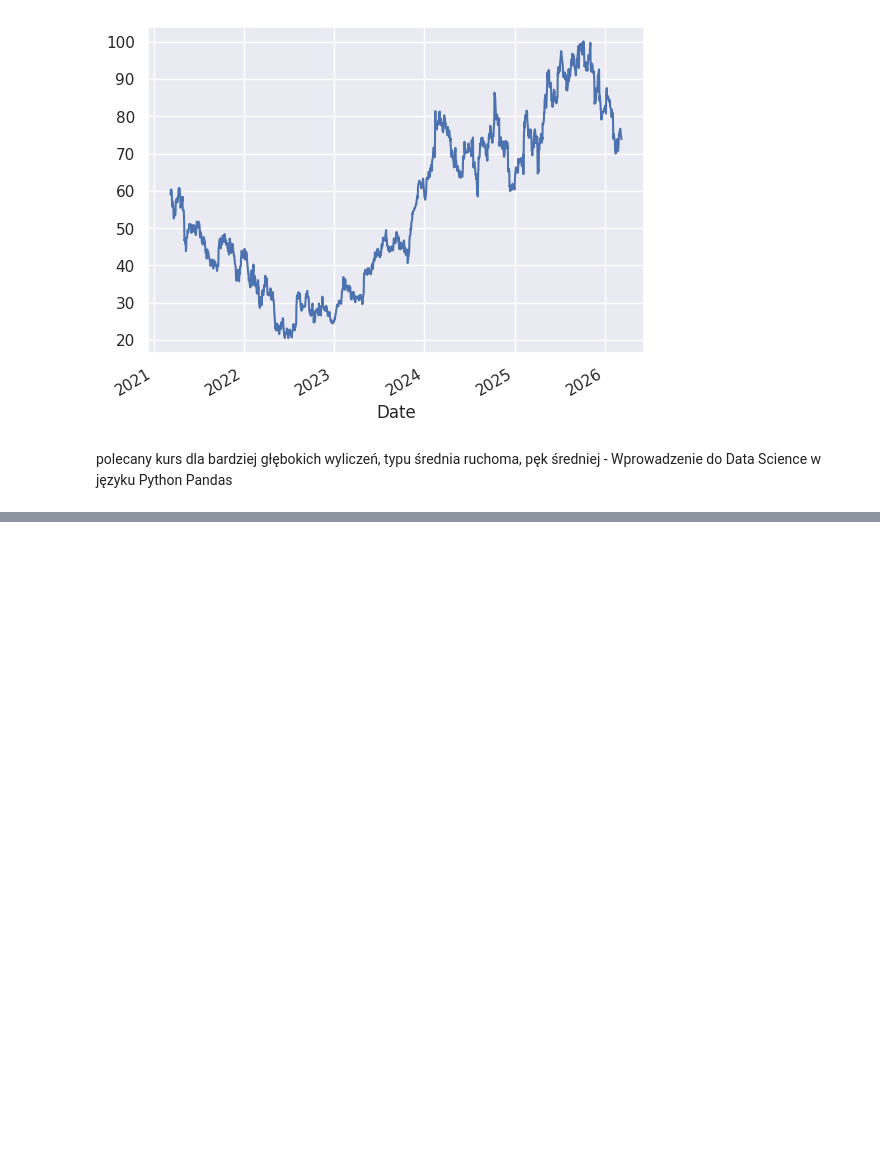
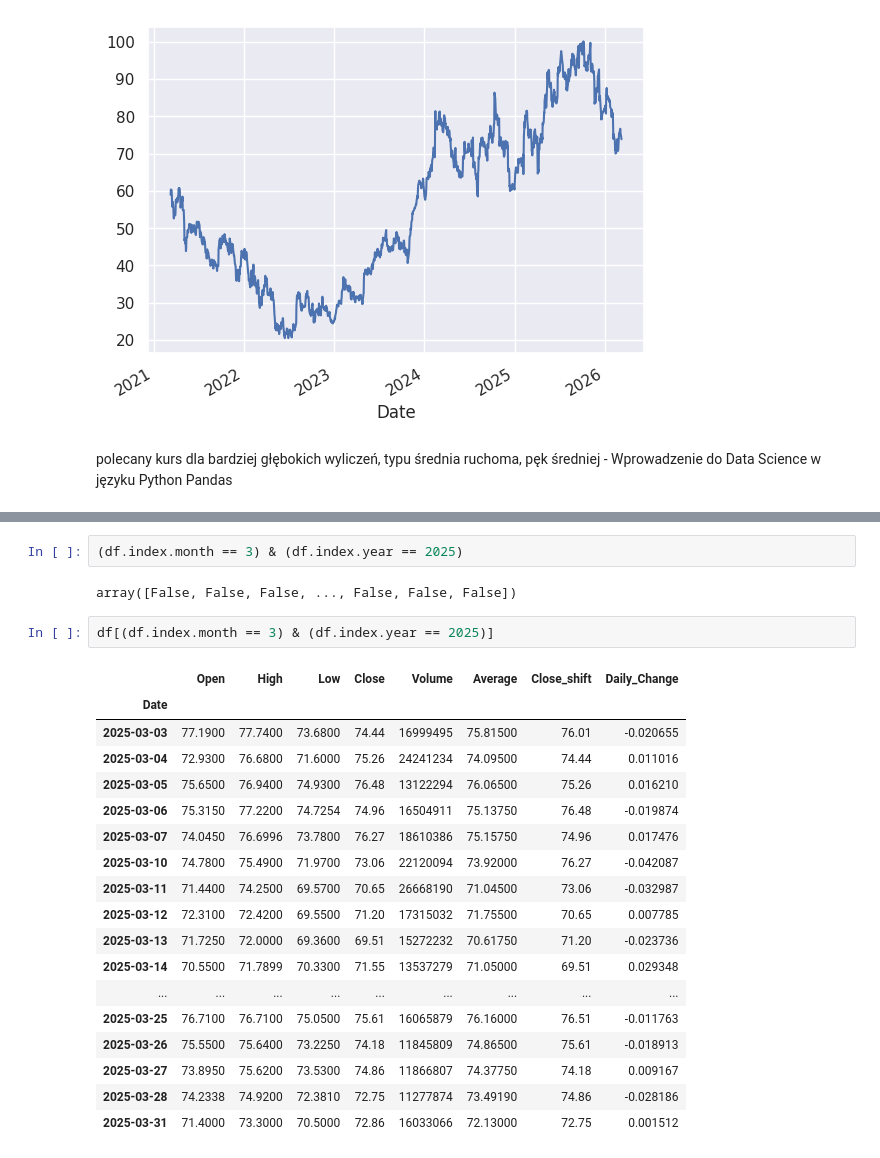
Before and after one commit to JotJaw/data-science-bootcamp, a Jupyter notebook: 02_analiza_danych/02_dane_gieldowe.ipynb, the cells around one changed output, grey strips where cells are left out. Cells and saved outputs as stored; diff of their text form; blank space fills up the shorter version.

```diff
--- a/02_analiza_danych/02_dane_gieldowe.ipynb
+++ b/02_analiza_danych/02_dane_gieldowe.ipynb
@@ -549,0 +789,25 @@ polecany kurs dla bardziej głębokich wyliczeń, typu średnia ruchoma, pęk ś
+# %%
+(df.index.month == 3) & (df.index.year == 2025)
+# %% [output]
+array([False, False, False, ..., False, False, False])
+# %%
+df[(df.index.month == 3) & (df.index.year == 2025)]
+# %% [output]
+|  | Open | High | Low | Close | Volume | Average | Close_shift | Daily_Change |
+| Date |  |  |  |  |  |  |  |  |
+| 2025-03-03 | 77.1900 | 77.7400 | 73.6800 | 74.44 | 16999495 | 75.81500 | 76.01 | -0.020655 |
+| 2025-03-04 | 72.9300 | 76.6800 | 71.6000 | 75.26 | 24241234 | 74.09500 | 74.44 | 0.011016 |
+| 2025-03-05 | 75.6500 | 76.9400 | 74.9300 | 76.48 | 13122294 | 76.06500 | 75.26 | 0.016210 |
+| 2025-03-06 | 75.3150 | 77.2200 | 74.7254 | 74.96 | 16504911 | 75.13750 | 76.48 | -0.019874 |
+| 2025-03-07 | 74.0450 | 76.6996 | 73.7800 | 76.27 | 18610386 | 75.15750 | 74.96 | 0.017476 |
+| 2025-03-10 | 74.7800 | 75.4900 | 71.9700 | 73.06 | 22120094 | 73.92000 | 76.27 | -0.042087 |
+| 2025-03-11 | 71.4400 | 74.2500 | 69.5700 | 70.65 | 26668190 | 71.04500 | 73.06 | -0.032987 |
+| 2025-03-12 | 72.3100 | 72.4200 | 69.5500 | 71.20 | 17315032 | 71.75500 | 70.65 | 0.007785 |
+| 2025-03-13 | 71.7250 | 72.0000 | 69.3600 | 69.51 | 15272232 | 70.61750 | 71.20 | -0.023736 |
+| 2025-03-14 | 70.5500 | 71.7899 | 70.3300 | 71.55 | 13537279 | 71.05000 | 69.51 | 0.029348 |
+| ... | ... | ... | ... | ... | ... | ... | ... | ... |
+| 2025-03-25 | 76.7100 | 76.7100 | 75.0500 | 75.61 | 16065879 | 76.16000 | 76.51 | -0.011763 |
+| 2025-03-26 | 75.5500 | 75.6400 | 73.2250 | 74.18 | 11845809 | 74.86500 | 75.61 | -0.018913 |
+| 2025-03-27 | 73.8950 | 75.6200 | 73.5300 | 74.86 | 11866807 | 74.37750 | 74.18 | 0.009167 |
+| 2025-03-28 | 74.2338 | 74.9200 | 72.3810 | 72.75 | 11277874 | 73.49190 | 74.86 | -0.028186 |
+| 2025-03-31 | 71.4000 | 73.3000 | 70.5000 | 72.86 | 16033066 | 72.13000 | 72.75 | 0.001512 |
```
Also changed, not shown: parts of 21 cells of this notebook.
